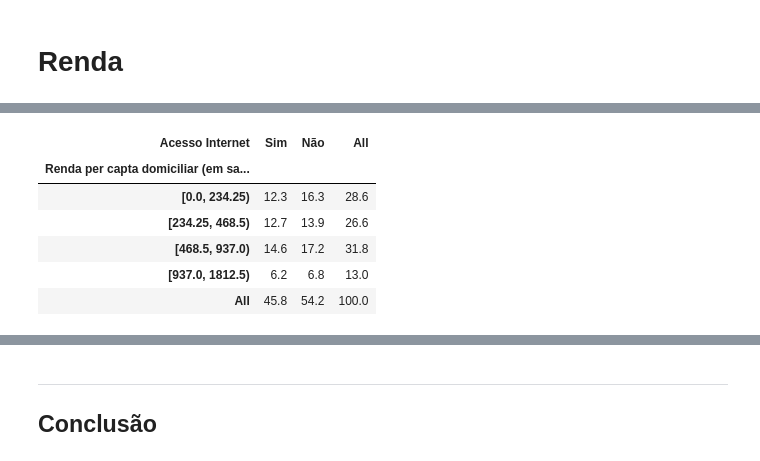
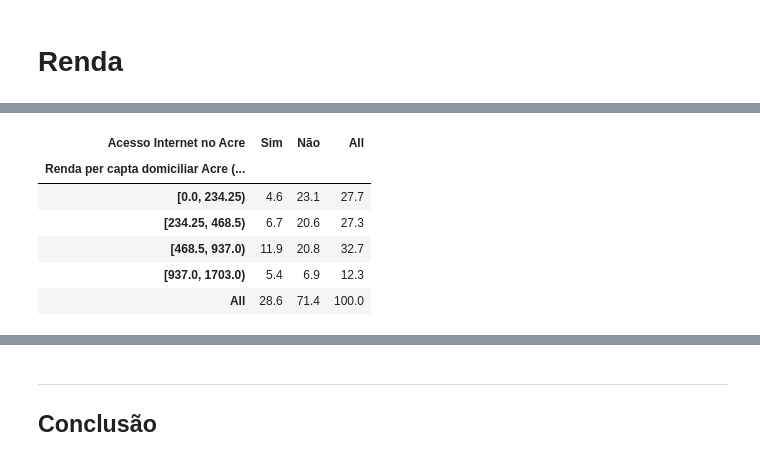
Before and after one commit to pedrodias98/Projeto1-CD, a Jupyter notebook: Projeto1 Layout.ipynb, the cells around one changed output, grey strips where cells are left out. Saved outputs shown, nothing was run; the diff lists cells and outputs as text; code cells hidden in the pictures.

```diff
--- a/Projeto1 Layout.ipynb
+++ b/Projeto1 Layout.ipynb
@@ -129,4 +216,7 @@ At2013.Moardia_Rural_Urbana.cat.categories = (["URBANA - Cidade ou vila, área u
 # %%
 At2015 = At2015.dropna()
+At2015=At2015[At2015['Renda_per_capta_domiciliar']!=999999999999.0]
 At2014 = At2014.dropna()
+At2014=At2014[At2014['Renda_per_capta_domiciliar']!=999999999999.0]
 At2013 = At2013.dropna()
+At2013=At2013[At2013['Renda_per_capta_domiciliar']!=999999999999.0]
@@ -507,5 +1005,5 @@ Utilizando o conceito de amplitude interquartil, definimos que ualquer vaolor qu
 # %%
-faixa3 = (0,937/4 ,937/2, 937, 1812.5)
+faixa3 = (0,937/4 ,937/2, 937, 1703)
 ren2013rel = pd.cut(ren2013, faixa3, False)
 print('Frequências relativas:')
 ut3 = (ren2013rel.value_counts(sort=False, normalize=True)*100).round(decimals=1)
@@ -536,12 +1018,12 @@ plt.show()
 # %%
-renda_Internet2013=pd.crosstab( ren2013rel, At2015.Acesso_Internet, margins=True, rownames=['Renda per capta domiciliar (em salários mínimos)'], colnames=['Acesso Internet'], normalize=True)*100
+renda_Internet2013=pd.crosstab( ren2013rel, At2013.Acesso_Internet, margins=True, rownames=['Renda per capta domiciliar Acre (em salários mínimos)'], colnames=['Acesso Internet no Acre'], normalize=True)*100
 renda_Internet2013=renda_Internet2013.round(decimals=1)
 renda_Internet2013
 # %% [output]
-| Acesso Internet | Sim | Não | All |
-| Renda per capta domiciliar (em sa... |  |  |  |
-| [0.0, 234.25) | 12.3 | 16.3 | 28.6 |
-| [234.25, 468.5) | 12.7 | 13.9 | 26.6 |
-| [468.5, 937.0) | 14.6 | 17.2 | 31.8 |
-| [937.0, 1812.5) | 6.2 | 6.8 | 13.0 |
-| All | 45.8 | 54.2 | 100.0 |
+| Acesso Internet no Acre | Sim | Não | All |
+| Renda per capta domiciliar Acre (... |  |  |  |
+| [0.0, 234.25) | 4.6 | 23.1 | 27.7 |
+| [234.25, 468.5) | 6.7 | 20.6 | 27.3 |
+| [468.5, 937.0) | 11.9 | 20.8 | 32.7 |
+| [937.0, 1703.0) | 5.4 | 6.9 | 12.3 |
+| All | 28.6 | 71.4 | 100.0 |
```
Also changed, not shown: parts of 170 cells of this notebook, 6 other files.
